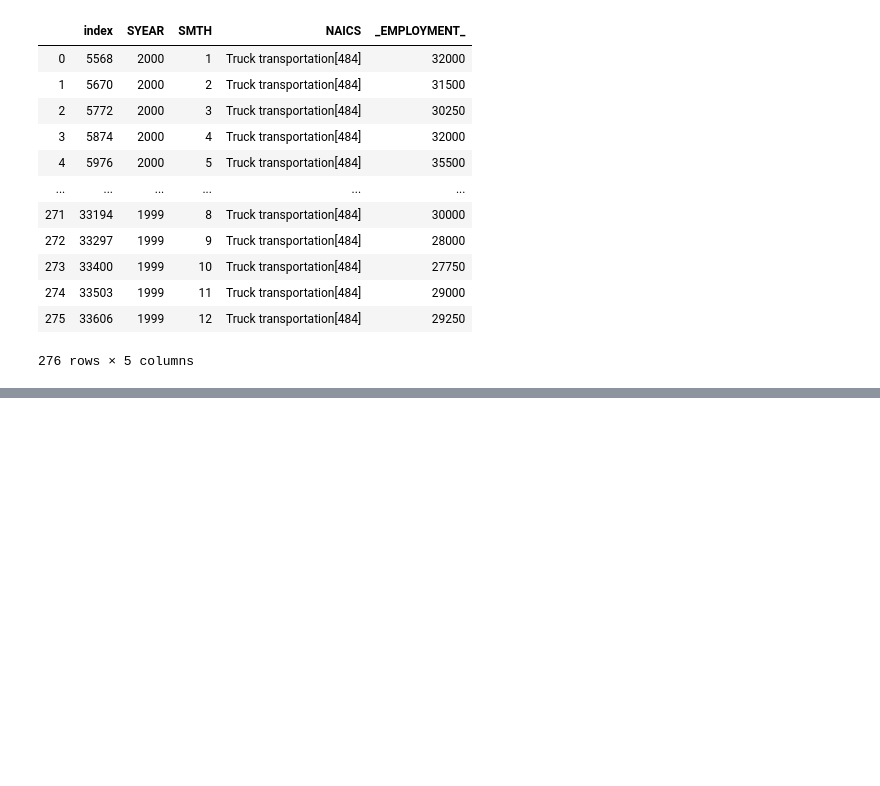
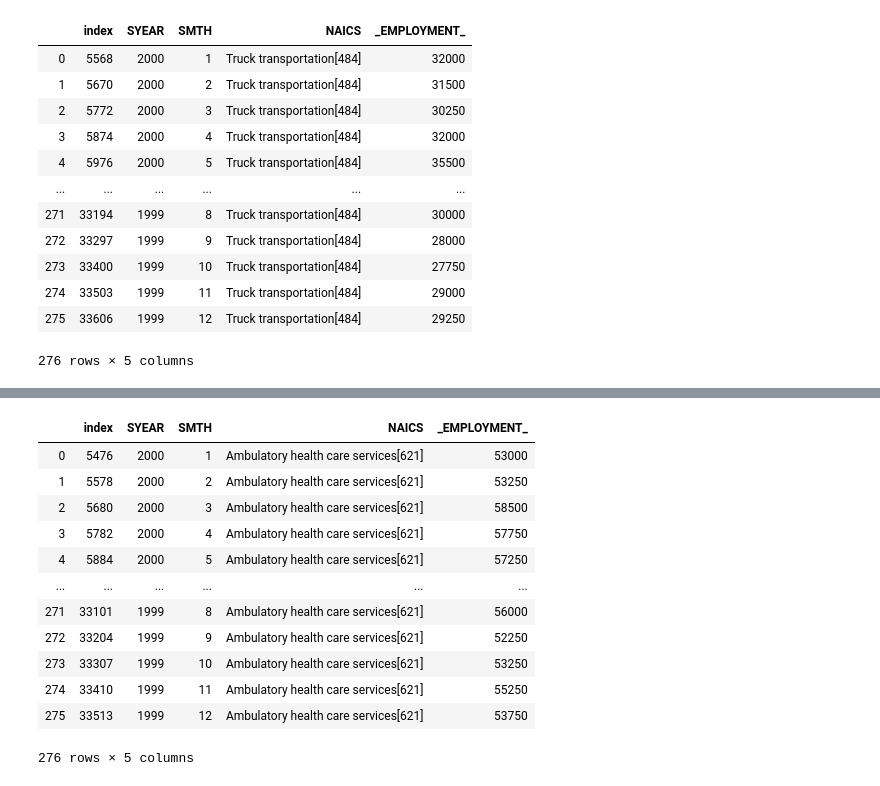
Before and after one commit to Hotlynn2/SERIES-ANALYSIS-OF-NAICS, a Jupyter notebook: Time Analysis Series.ipynb, the cells around one changed output, grey strips where cells are left out. Cells and saved outputs as stored; diff of their text form; code cells hidden in the pictures; blank space fills up the shorter version.

```diff
--- a/Time Analysis Series.ipynb
+++ b/Time Analysis Series.ipynb
@@ -2463,0 +2515,17 @@ Truck_transportation
+# %%
+Ambulatory_health_care_services = data.loc[data['NAICS'].str.contains('621', na = False)].reset_index()
+Ambulatory_health_care_services
+# %% [output]
+|  | index | SYEAR | SMTH | NAICS | _EMPLOYMENT_ |
+| 0 | 5476 | 2000 | 1 | Ambulatory health care services[621] | 53000 |
+| 1 | 5578 | 2000 | 2 | Ambulatory health care services[621] | 53250 |
+| 2 | 5680 | 2000 | 3 | Ambulatory health care services[621] | 58500 |
+| 3 | 5782 | 2000 | 4 | Ambulatory health care services[621] | 57750 |
+| 4 | 5884 | 2000 | 5 | Ambulatory health care services[621] | 57250 |
+| ... | ... | ... | ... | ... | ... |
+| 271 | 33101 | 1999 | 8 | Ambulatory health care services[621] | 56000 |
+| 272 | 33204 | 1999 | 9 | Ambulatory health care services[621] | 52250 |
+| 273 | 33307 | 1999 | 10 | Ambulatory health care services[621] | 53250 |
+| 274 | 33410 | 1999 | 11 | Ambulatory health care services[621] | 55250 |
+| 275 | 33513 | 1999 | 12 | Ambulatory health care services[621] | 53750 |
+276 rows × 5 columns
```
Also changed, not shown: parts of 18 cells of this notebook.
